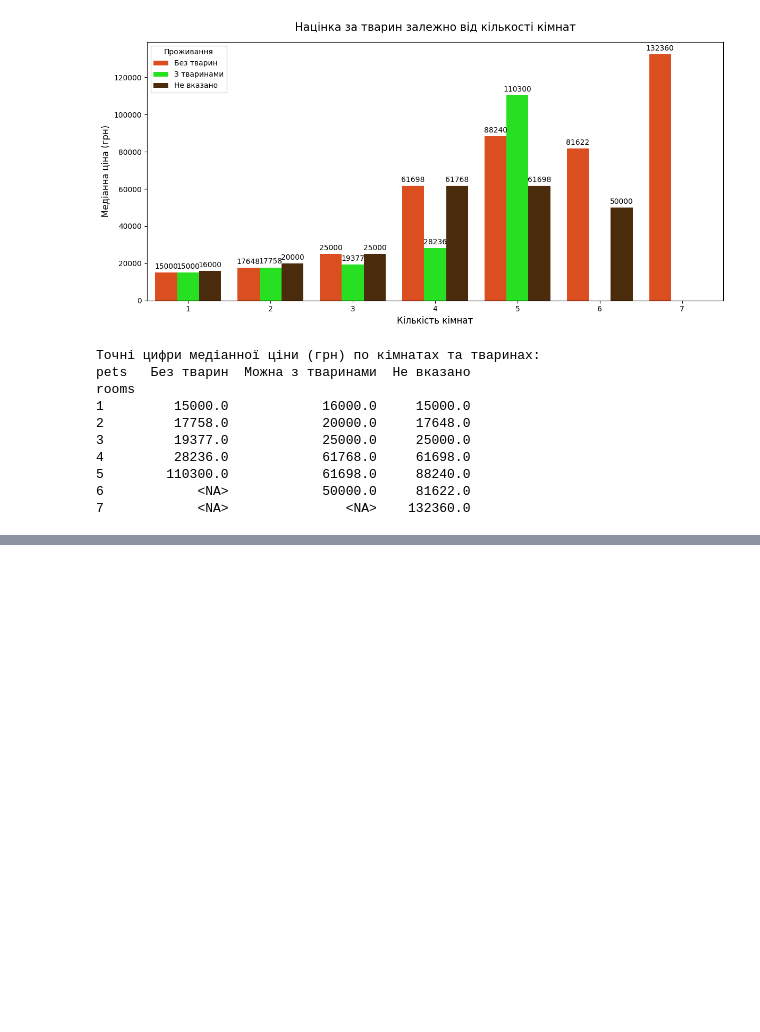
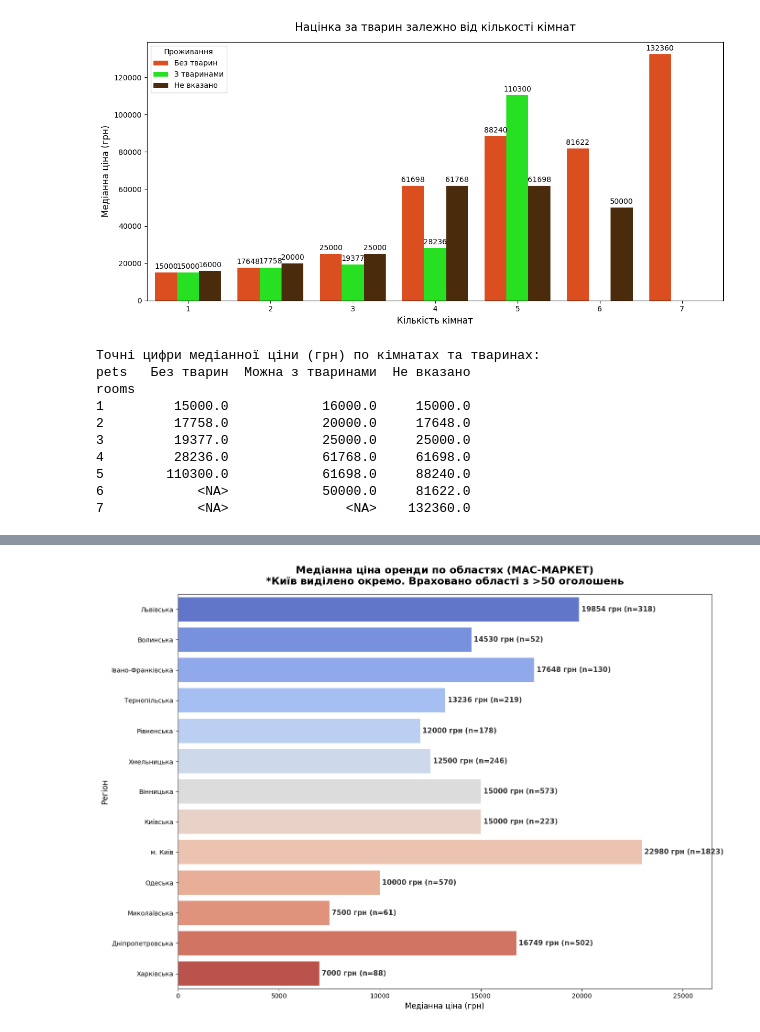
Before and after one commit to kon7drat-illia/Residential-Rental-Market-Analysis, a Jupyter notebook: notebook.ipynb, the cells around one changed output, grey strips where cells are left out. Drawn from its saved outputs; the diff is of its cells as text; code cells hidden in the pictures; blank space fills up the shorter version.

```diff
--- a/notebook.ipynb
+++ b/notebook.ipynb
@@ -1176,0 +1520,10 @@ rooms
+# %%
+# 1. Рахуємо поріг (90-й перцентиль) для кожного регіону
+thresholds = cl_df.groupby('region')['price_UAH'].transform(lambda x: x.quantile(0.90))
+
+# 2. Створюємо НОВУ КОЛОНКУ 'segment' прямо в твоєму головному датасеті
+# np.where працює як логіка "ЯКЩО ... ТО ... ІНАКШЕ ..."
+cl_df['segment'] = np.where(cl_df['price_UAH'] > thresholds, 'Преміум', 'Мас-маркет')
+
+print("Ярлики успішно наклеєно!")
+print(cl_df['segment'].value_counts())
@@ -1176,0 +1538,85 @@ rooms
+# %%
+df_geo = cl_df.copy()
+df_geo = df_geo[df_geo['segment'] == 'Мас-маркет']
+
+# Створюємо нову колонку 'region'. Якщо міста немає в словнику, буде 'Невідома область'
+df_geo['region'] = df_geo['city_name'].map(city_to_oblast).fillna('Невідома область')
+
+# Перевіримо, чи не загубили якісь великі міста:
+unknown_cities = df_geo[df_geo['region'] == 'Невідома область']['city_name'].value_counts()
+if not unknown_cities.empty:
+    print("УВАГА! Ці міста не потрапили в жодну область. Додай їх у словник вище, якщо їх багато:")
+    print(unknown_cities.head())
+    print("-" * 50)
+
+
+# ==========================================
+# 2. ПІДГОТОВКА ДАНИХ (Групування та фільтр)
+# ==========================================
+region_stats = df_geo.groupby('region')['price_UAH'].agg(
+    count='count',
+    median_price='median'
+).reset_index()
+
+# Видаляємо "Невідомі області" та ті, де менше 50 оголошень
+region_stats = region_stats[(region_stats['count'] >= 50) & (region_stats['region'] != 'Невідома область')]
+
+
+# ==========================================
+# 3. СОРТУВАННЯ ІЗ ЗАХОДУ НА СХІД
+# ==========================================
+w2e_mapping = {
+    'закарпат': 1, 'львів': 2, 'волин': 3, 'івано-франків': 4,
+    'тернопіл': 5, 'чернівец': 6, 'рівнен': 7, 'хмельниц': 8,
+    'житомир': 9, 'вінниц': 10, 'київська': 11, 'м. київ': 12,
+    'чернігів': 13, 'черкас': 14, 'кіровоград': 15, 'полтав': 16,
+    'одес': 17, 'миколаїв': 18, 'херсон': 19,
+    'сумськ': 20, 'дніпропетров': 21, 'запоріз': 22, 'харків': 23,
+}
+
+def get_w2e_order(region_name):
+    name_lower = str(region_name).lower()
+    for key, val in w2e_mapping.items():
+        if key in name_lower:
+            return val
+    return 99
+
+region_stats['w2e_order'] = region_stats['region'].apply(get_w2e_order)
+region_stats = region_stats.sort_values('w2e_order')
+
+
+# ==========================================
+# 4. ПОБУДОВА ГРАФІКА
+# ==========================================
+plt.figure(figsize=(14, 10))
+
+ax = sns.barplot(
+    data=region_stats,
+    y='region',
+    x='median_price',
+    palette='coolwarm',
+    hue='region',
+    legend=False
+)
+
+plt.title('Медіанна ціна оренди по областях (МАС-МАРКЕТ)\n*Київ виділено окремо. Враховано області з >50 оголошень',
+          fontsize=16, pad=15, fontweight='bold')
+plt.xlabel('Медіанна ціна (грн)', fontsize=12)
+plt.ylabel('Регіон', fontsize=12)
+
+for i, p in enumerate(ax.patches):
+    width = p.get_width()
+    count = region_stats.iloc[i]['count']
+    ax.annotate(f" {int(width)} грн (n={count})",
+                (width, p.get_y() + p.get_height() / 2.),
+                ha='left', va='center', fontsize=11, fontweight='bold', color='#333333')
+
+plt.xlim(0, region_stats['median_price'].max() * 1.15)
+plt.tight_layout()
+plt.savefig('plots/01_price_by_region_01.png', dpi=300, bbox_inches='tight')
+plt.show()
+
+print("\nДетальна статистика (відсортовано Захід -> Схід):")
+print(region_stats[['region', 'count', 'median_price']].to_string(index=False))
+# %% [output]
+[figure, added]
```
Also changed, not shown: parts of 42 cells of this notebook, 1 other file.
